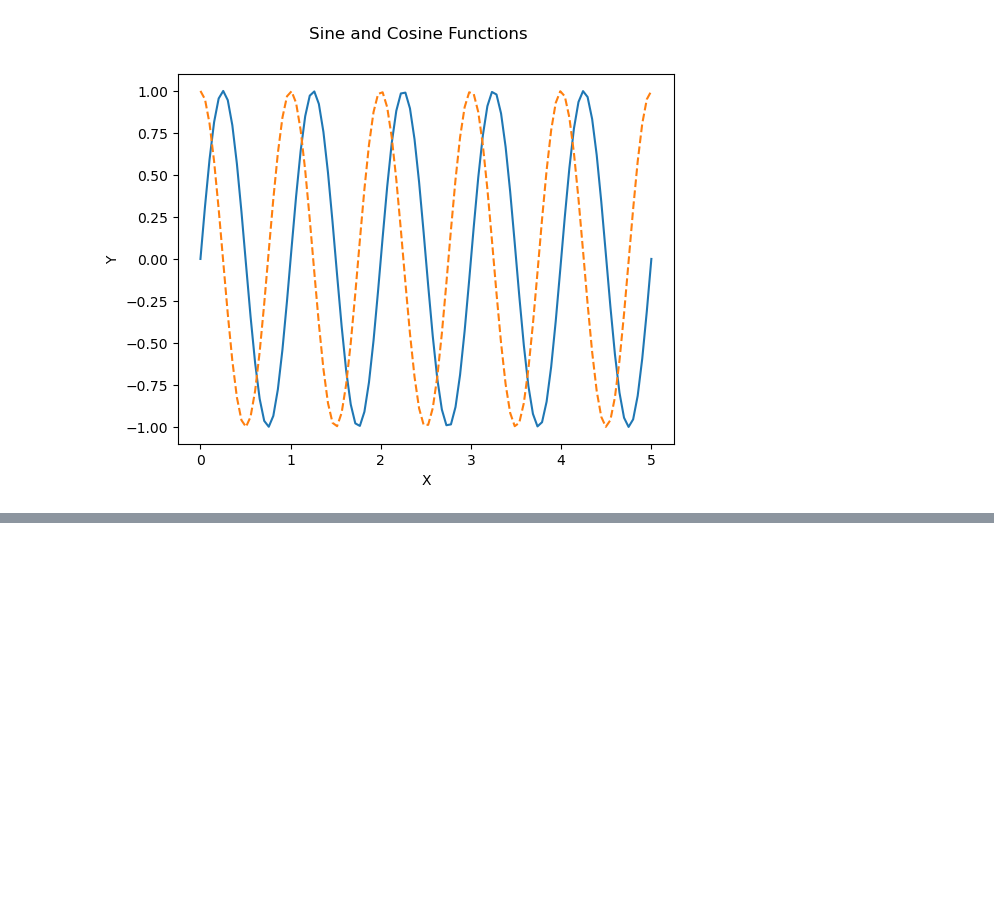
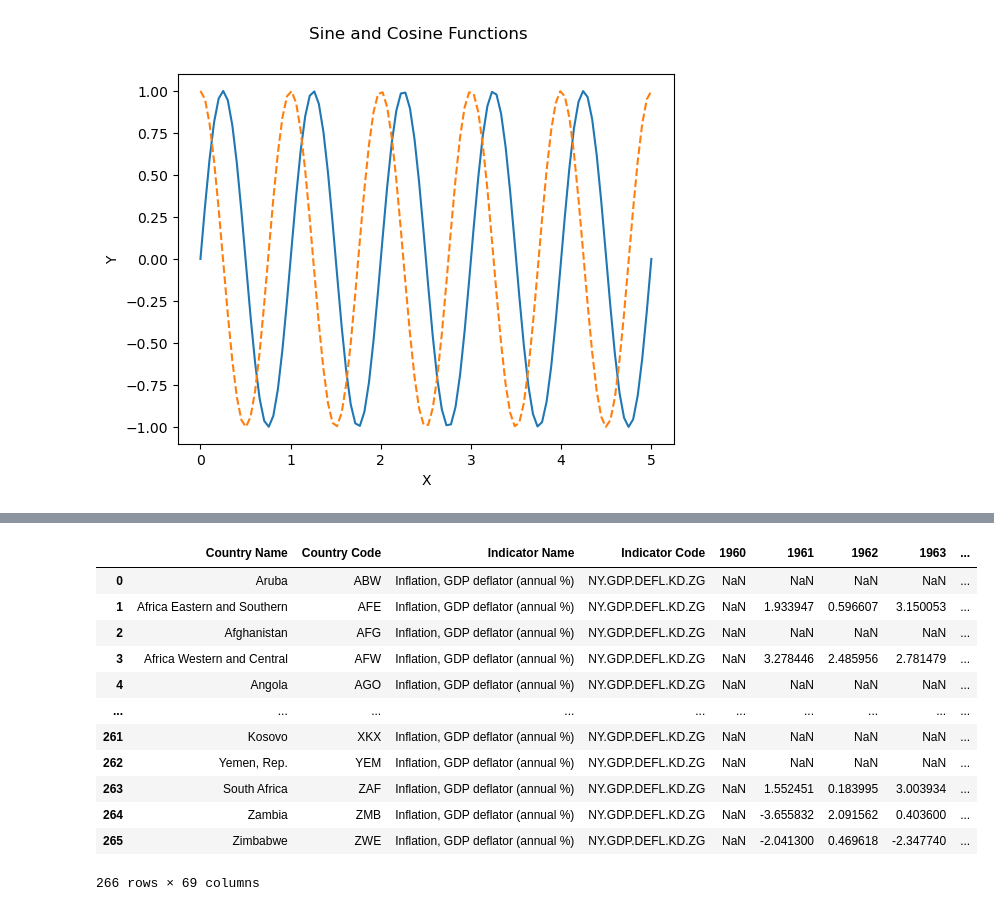
Before and after one commit to blitzkerby/valve, a Jupyter notebook: DRAGON LADY.ipynb, the cells around one changed output, grey strips where cells are left out. Cells and saved outputs as stored; diff of their text form; code cells hidden in the pictures; blank space fills up the shorter version.

```diff
--- a/DRAGON LADY.ipynb
+++ b/DRAGON LADY.ipynb
@@ -231,0 +250,18 @@ KeyError: ''
+# %%
+import pandas as pd
+data = pd.read_csv('API_NY.GDP.DEFL.KD.ZG_DS2_en_csv_v2_464658.csv', header=2)
+data
+# %% [output]
+|  | Country Name | Country Code | Indicator Name | Indicator Code | 1960 | 1961 | 1962 | 1963 | ... |
+| 0 | Aruba | ABW | Inflation, GDP deflator (annual %) | NY.GDP.DEFL.KD.ZG | NaN | NaN | NaN | NaN | ... |
+| 1 | Africa Eastern and Southern | AFE | Inflation, GDP deflator (annual %) | NY.GDP.DEFL.KD.ZG | NaN | 1.933947 | 0.596607 | 3.150053 | ... |
+| 2 | Afghanistan | AFG | Inflation, GDP deflator (annual %) | NY.GDP.DEFL.KD.ZG | NaN | NaN | NaN | NaN | ... |
+| 3 | Africa Western and Central | AFW | Inflation, GDP deflator (annual %) | NY.GDP.DEFL.KD.ZG | NaN | 3.278446 | 2.485956 | 2.781479 | ... |
+| 4 | Angola | AGO | Inflation, GDP deflator (annual %) | NY.GDP.DEFL.KD.ZG | NaN | NaN | NaN | NaN | ... |
+| ... | ... | ... | ... | ... | ... | ... | ... | ... | ... |
+| 261 | Kosovo | XKX | Inflation, GDP deflator (annual %) | NY.GDP.DEFL.KD.ZG | NaN | NaN | NaN | NaN | ... |
+| 262 | Yemen, Rep. | YEM | Inflation, GDP deflator (annual %) | NY.GDP.DEFL.KD.ZG | NaN | NaN | NaN | NaN | ... |
+| 263 | South Africa | ZAF | Inflation, GDP deflator (annual %) | NY.GDP.DEFL.KD.ZG | NaN | 1.552451 | 0.183995 | 3.003934 | ... |
+| 264 | Zambia | ZMB | Inflation, GDP deflator (annual %) | NY.GDP.DEFL.KD.ZG | NaN | -3.655832 | 2.091562 | 0.403600 | ... |
+| 265 | Zimbabwe | ZWE | Inflation, GDP deflator (annual %) | NY.GDP.DEFL.KD.ZG | NaN | -2.041300 | 0.469618 | -2.347740 | ... |
+266 rows × 69 columns
```
Also changed, not shown: parts of 1 cell of this notebook, 13 other files.
